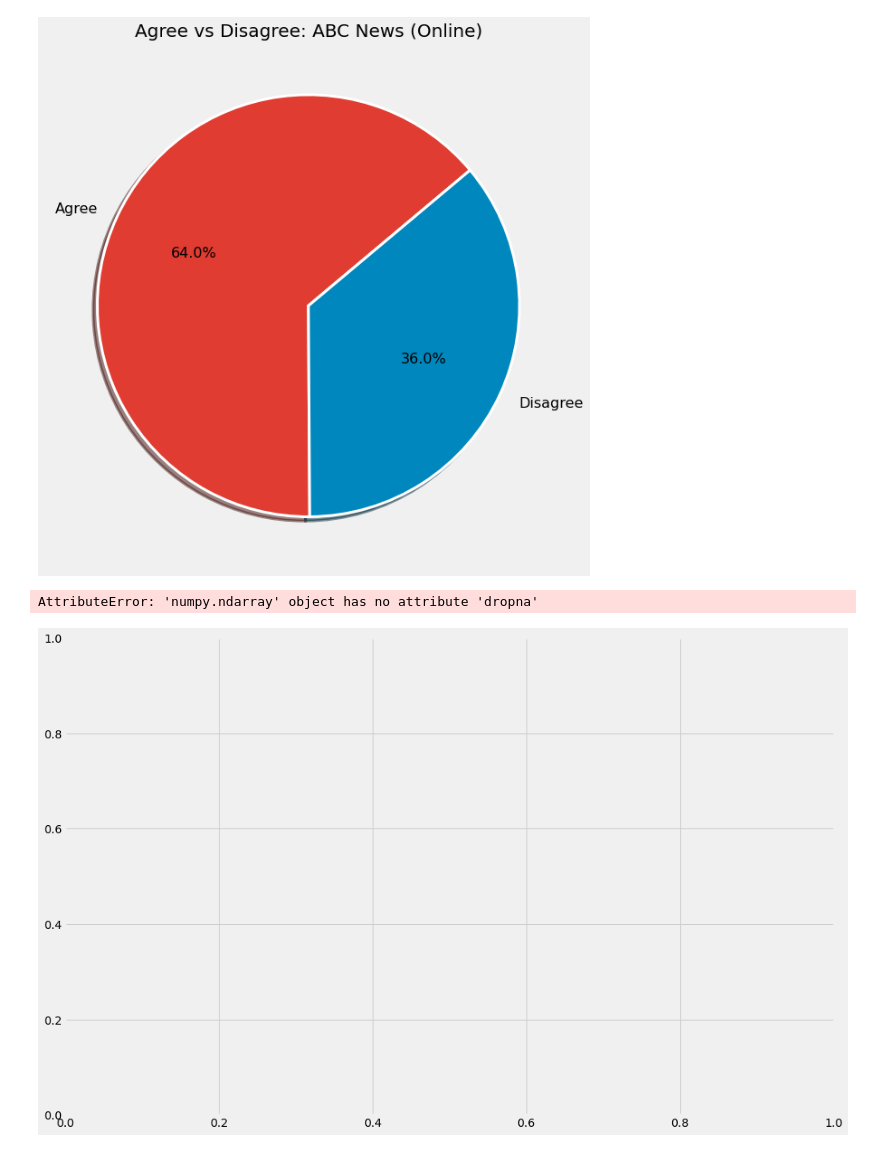
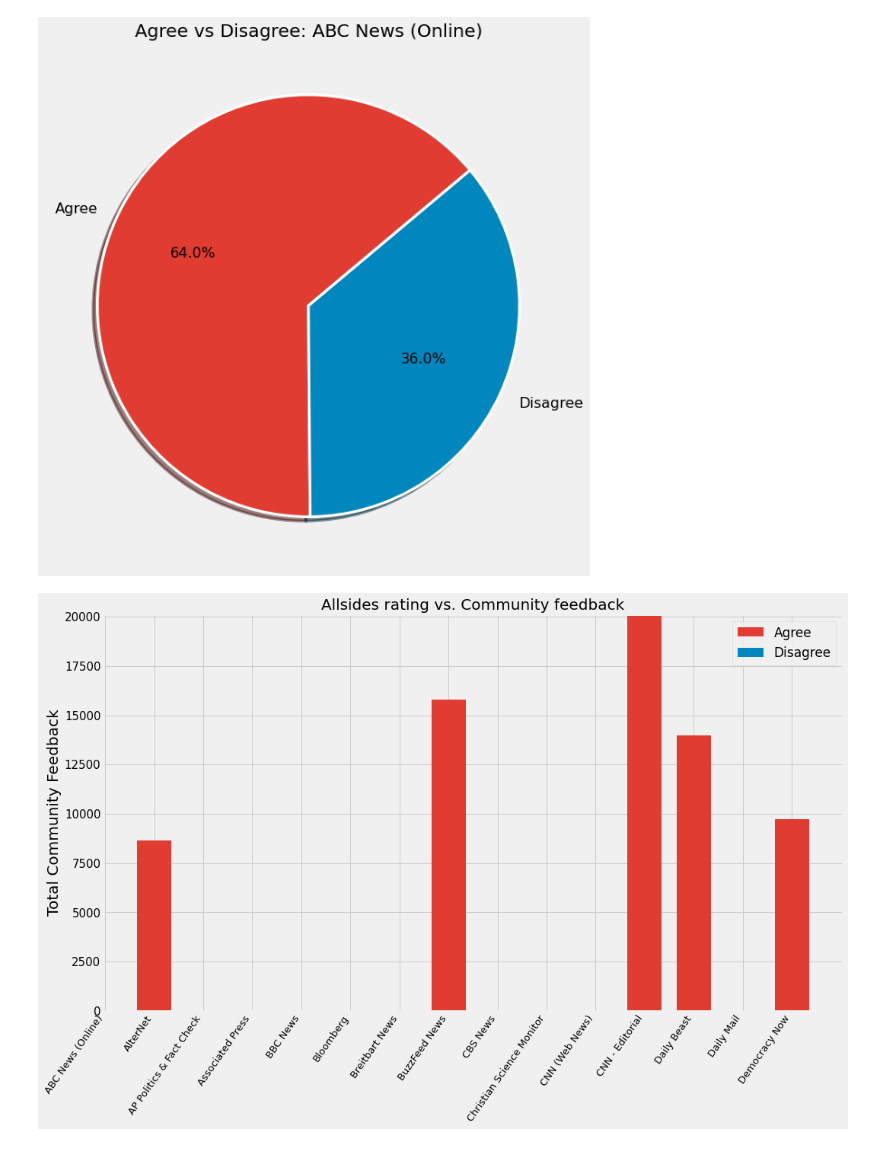
Before and after one commit to RamonAsuncion/allsides-web-scraper, a Jupyter notebook: Graphs.ipynb, the cells around one changed output. Drawn from its saved outputs; the diff is of its cells as text; code cells hidden in the pictures.

```diff
--- a/Graphs.ipynb
+++ b/Graphs.ipynb
@@ -80,33 +100,32 @@ plt.show()  # To make the plot appear
 # %%
 df3 = df.head(15).copy()  # copys the first 15 from data.
 
 fg, ax = plt.subplots(figsize=(15, 10))
 
 df3['agree'] = df3[df3['AllSides Bias Rating'] == 'left']['Agree']
 df3['disagree'] = df3[df3['AllSides Bias Rating'] == 'left']['Disagree']
 
 news_source = df3['News Source']
-news_source = np.arange(len(df3['Agree']))
+news_source = np.arange(len(news_source))
 width = 0.7
 
 plt.bar(news_source, df3['agree'],
         color='#E03C31', width=width, label='Agree')
 plt.bar(news_source, df3['disagree'],
         color='#0087BD', width=width, bottom=df3['agree'], label='Disagree')
 
 plt.xticks(ticks=news_source,
            labels=df3['News Source'], rotation=55, ha='right', fontsize="13")
 plt.yticks(fontsize="15")
 
-plt.legend(loc='upper left', fontsize=17)
+plt.legend(loc='upper right', fontsize=17)
 plt.title('Allsides rating vs. Community feedback', fontsize=20)
 plt.ylabel('Total Community Feedback', fontsize=20)
 plt.tight_layout()
 plt.grid(True)
 plt.show()  # To make the plot appear
 # %% [output]
-AttributeError: 'numpy.ndarray' object has no attribute 'dropna'
-[figure, old version]
+[figure, new version]
 # %%
 df
 # %% [output]
```
Also changed, not shown: parts of 5 cells of this notebook.
